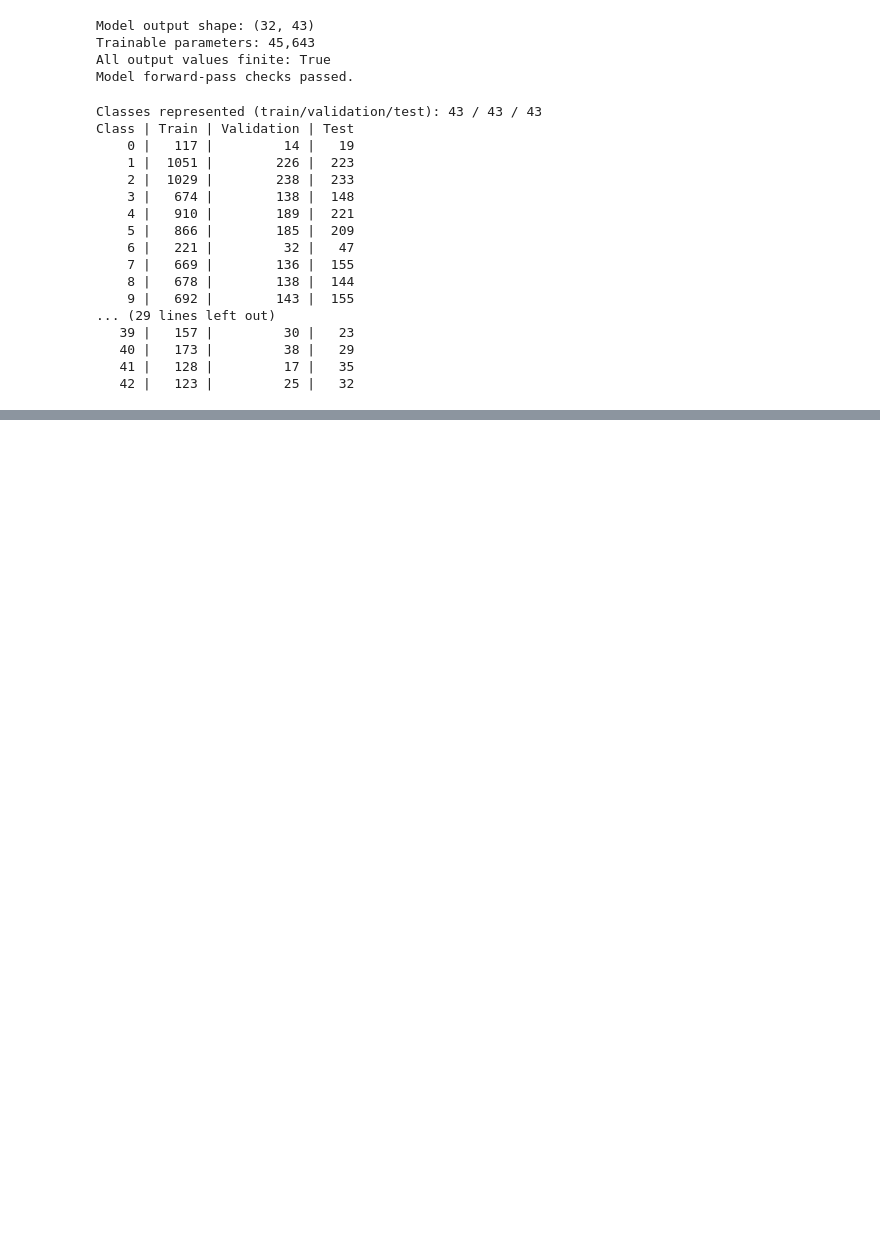
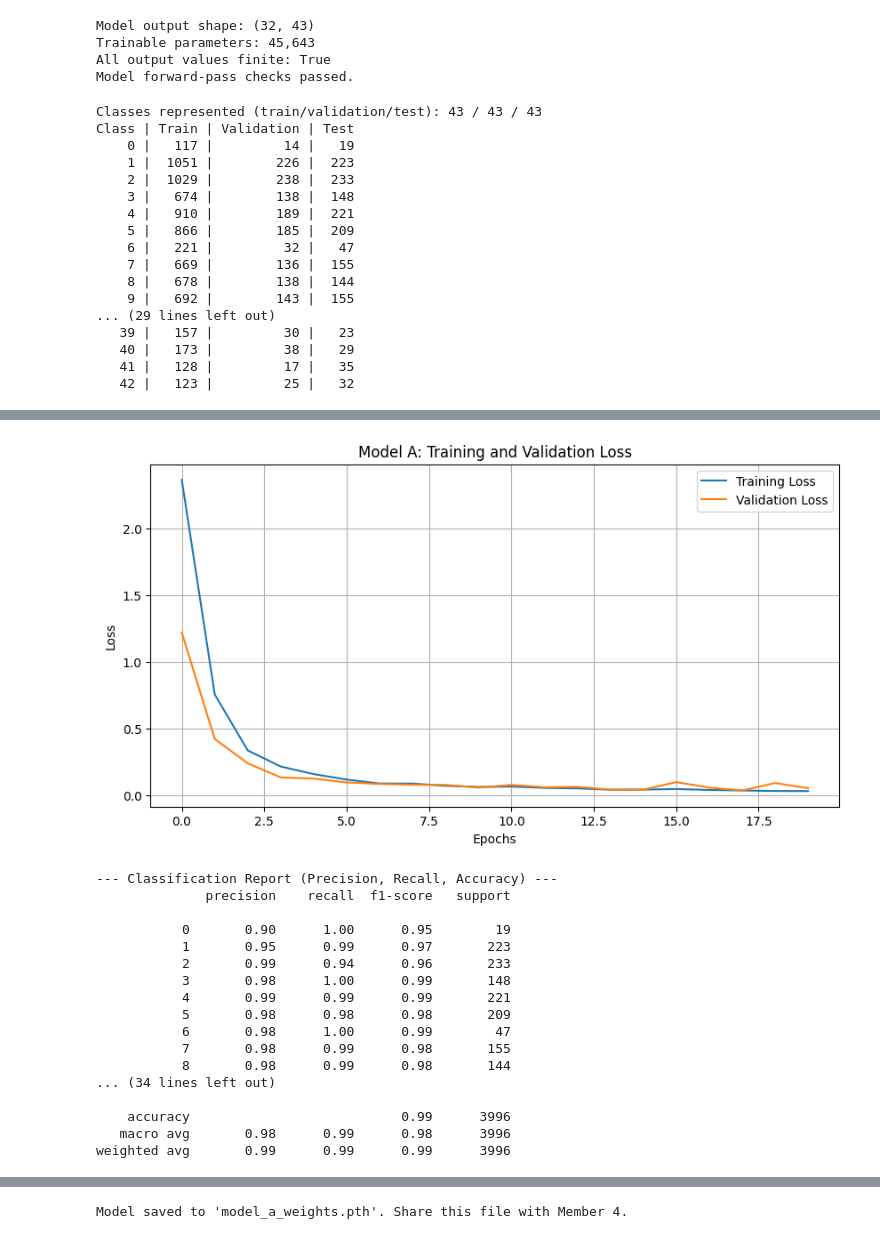
Before and after one commit to HasinduWanigasundara/EN3150-ConvNets_Image_Classifier, a Jupyter notebook: Model_A/src/ModelA.ipynb, the cells around one changed output, grey strips where cells are left out. Cells and saved outputs as stored; diff of their text form; code cells hidden in the pictures; blank space fills up the shorter version.

```diff
--- a/Model_A/src/ModelA.ipynb
+++ b/Model_A/src/ModelA.ipynb
@@ -212,0 +301,66 @@ Class | Train | Validation | Test
+# %%
+import matplotlib.pyplot as plt
+import torch
+from sklearn.metrics import classification_report, confusion_matrix, ConfusionMatrixDisplay
+
+# 1. Plot and Save the Loss Curves
+plt.figure(figsize=(10, 5))
+plt.plot(train_losses, label='Training Loss')
+plt.plot(val_losses, label='Validation Loss')
+plt.title('Model A: Training and Validation Loss')
+plt.xlabel('Epochs')
+plt.ylabel('Loss')
+plt.legend()
+plt.grid(True)
+plt.savefig('model_a_loss_curve.png') # Saves the plot for your report
+plt.show()
+
+# 2. Evaluate on the Held-Out Test Set
+model_a.eval()
+all_preds = []
+all_labels = []
+
+with torch.no_grad():
+    for images, labels in test_loader:
+        images, labels = images.to(device), labels.to(device)
+        outputs = model_a(images)
+        _, predicted = torch.max(outputs, 1)
+
+        all_preds.extend(predicted.cpu().numpy())
+        all_labels.extend(labels.cpu().numpy())
+
+# 3. Compute Precision, Recall, and Confusion Matrix
+print("\n--- Classification Report (Precision, Recall, Accuracy) ---")
+print(classification_report(all_labels, all_preds, zero_division=0))
+
+# 4. Generate and Plot the Confusion Matrix
+cm = confusion_matrix(all_labels, all_preds)
+disp = ConfusionMatrixDisplay(confusion_matrix=cm)
+fig, ax = plt.subplots(figsize=(12, 12))
+disp.plot(ax=ax, cmap='viridis', include_values=False) # Values hidden for clarity with 43 classes
+plt.title("Model A: Test Set Confusion Matrix")
+plt.savefig('model_a_confusion_matrix.png')
+plt.show()
+
+# 5. Save the Model Weights for Member 4's Edge Hardware Profiling
+torch.save(model_a.state_dict(), 'model_a_weights.pth')
+print("\nModel saved to 'model_a_weights.pth'. Share this file with Member 4.")
+# %% [output]
+[figure, added]
+--- Classification Report (Precision, Recall, Accuracy) ---
+              precision    recall  f1-score   support
+
+           0       0.90      1.00      0.95        19
+           1       0.95      0.99      0.97       223
+           2       0.99      0.94      0.96       233
+           3       0.98      1.00      0.99       148
+           4       0.99      0.99      0.99       221
+           5       0.98      0.98      0.98       209
+           6       0.98      1.00      0.99        47
+           7       0.98      0.99      0.98       155
+           8       0.98      0.99      0.98       144
+... (34 lines left out)
+
+    accuracy                           0.99      3996
+   macro avg       0.98      0.99      0.98      3996
+weighted avg       0.99      0.99      0.99      3996
@@ -212,0 +368 @@ Class | Train | Validation | Test
+Model saved to 'model_a_weights.pth'. Share this file with Member 4.
```
Also changed, not shown: parts of 5 cells of this notebook.
